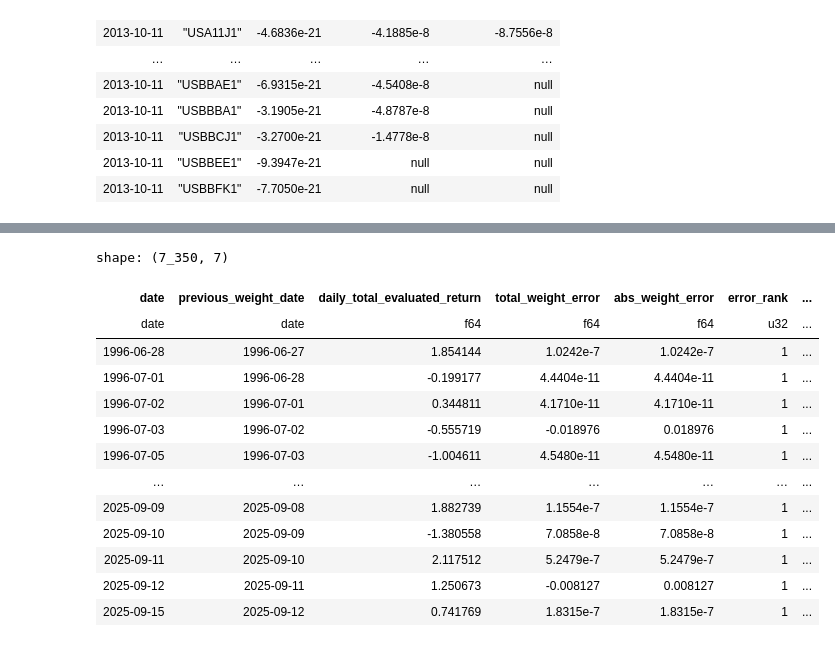
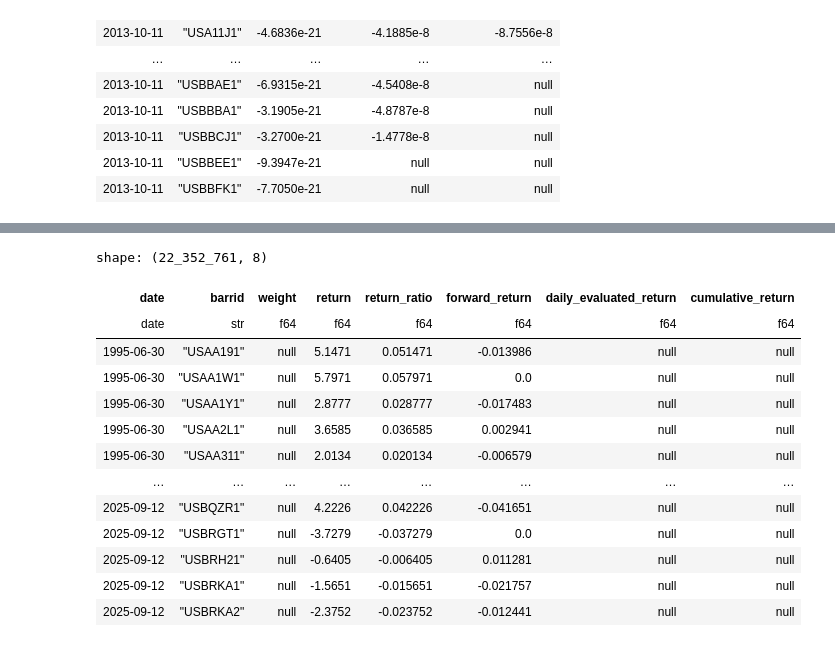
Before and after one commit to xylr11/orthogonal-alphas, a Jupyter notebook: equalWeight/eqWt.ipynb, the cells around one changed output, grey strips where cells are left out. Cells and saved outputs as stored; diff of their text form; code cells hidden in the pictures.

```diff
--- a/equalWeight/eqWt.ipynb
+++ b/equalWeight/eqWt.ipynb
@@ -131,4 +131,45 @@ def task_compute_returns(weights: pl.DataFrame, data: pl.DataFrame) -> pl.DataFr
             pl.col('daily_total_evaluated_return', 'cumulative_return').mul(100)
         )
     )
+# %%
+def task_compute_returns2(weights: pl.DataFrame, data: pl.DataFrame) -> pl.DataFrame:
+    """
+    Compute the optimal portfolio returns.
+
+    Args:
+        weights (pl.DataFrame): Data frame containing barrid, date, and weight columns.
+        data (pl.DataFrame): Data frame containing barrid, date, and return columns
+
+    Returns:
+        pl.DataFrame: Data frame containing date, fwd_return, and cumulative_fwd_return_columns
+    """
+    return (
+        #this should be data joined onto weights because data is more consistently available than weights
+        data
+        .join(weights, on=['date', 'barrid'], how='left')
+        .select('date', 'barrid', 'weight', 'return')
+        .with_columns(
+            pl.col('return').truediv(100).alias('return_ratio')
+        )
+        .sort('barrid', 'date')
+        #shift return_ratios back to line them up with the signal weights
+        .with_columns(
+            pl.col('return_ratio').shift(-1).over('barrid').alias('forward_return')
+        )
+        .drop_nulls('forward_return')
+        .sort('date')
+        .with_columns(
+            pl.col('forward_return').mul('weight').alias('daily_evaluated_return')
+        )
+        #.group_by('date')
+        #.agg(
+            #pl.col('weight').sum().alias('weight_sum')
+        #)
+        .with_columns(
+            pl.col('daily_evaluated_return').add(1).cum_prod().sub(1).alias('cumulative_return')
+        )
+        .with_columns(
+            pl.col('daily_evaluated_return', 'cumulative_return').mul(100)
+        )
+    )
 # %%
@@ -172,22 +213,22 @@ shape: (7_579, 7)
 # %%
-returns_momentum = task_compute_returns(weights_momentum, data)
+returns_momentum = task_compute_returns2(weights_momentum, data)
 
 returns_momentum
 # %% [output]
-shape: (7_350, 7)
+shape: (22_352_761, 8)
-| date | previous_weight_date | daily_total_evaluated_return | total_weight_error | abs_weight_error | error_rank | ... |
-| date | date | f64 | f64 | f64 | u32 | ... |
-| 1996-06-28 | 1996-06-27 | 1.854144 | 1.0242e-7 | 1.0242e-7 | 1 | ... |
-| 1996-07-01 | 1996-06-28 | -0.199177 | 4.4404e-11 | 4.4404e-11 | 1 | ... |
-| 1996-07-02 | 1996-07-01 | 0.344811 | 4.1710e-11 | 4.1710e-11 | 1 | ... |
-| 1996-07-03 | 1996-07-02 | -0.555719 | -0.018976 | 0.018976 | 1 | ... |
-| 1996-07-05 | 1996-07-03 | -1.004611 | 4.5480e-11 | 4.5480e-11 | 1 | ... |
-| … | … | … | … | … | … | ... |
-| 2025-09-09 | 2025-09-08 | 1.882739 | 1.1554e-7 | 1.1554e-7 | 1 | ... |
-| 2025-09-10 | 2025-09-09 | -1.380558 | 7.0858e-8 | 7.0858e-8 | 1 | ... |
-| 2025-09-11 | 2025-09-10 | 2.117512 | 5.2479e-7 | 5.2479e-7 | 1 | ... |
-| 2025-09-12 | 2025-09-11 | 1.250673 | -0.008127 | 0.008127 | 1 | ... |
-| 2025-09-15 | 2025-09-12 | 0.741769 | 1.8315e-7 | 1.8315e-7 | 1 | ... |
+| date | barrid | weight | return | return_ratio | forward_return | daily_evaluated_return | cumulative_return |
+| date | str | f64 | f64 | f64 | f64 | f64 | f64 |
+| 1995-06-30 | "USAA191" | null | 5.1471 | 0.051471 | -0.013986 | null | null |
+| 1995-06-30 | "USAA1W1" | null | 5.7971 | 0.057971 | 0.0 | null | null |
+| 1995-06-30 | "USAA1Y1" | null | 2.8777 | 0.028777 | -0.017483 | null | null |
+| 1995-06-30 | "USAA2L1" | null | 3.6585 | 0.036585 | 0.002941 | null | null |
+| 1995-06-30 | "USAA311" | null | 2.0134 | 0.020134 | -0.006579 | null | null |
+| … | … | … | … | … | … | … | … |
+| 2025-09-12 | "USBQZR1" | null | 4.2226 | 0.042226 | -0.041651 | null | null |
+| 2025-09-12 | "USBRGT1" | null | -3.7279 | -0.037279 | 0.0 | null | null |
+| 2025-09-12 | "USBRH21" | null | -0.6405 | -0.006405 | 0.011281 | null | null |
+| 2025-09-12 | "USBRKA1" | null | -1.5651 | -0.015651 | -0.021757 | null | null |
+| 2025-09-12 | "USBRKA2" | null | -2.3752 | -0.023752 | -0.012441 | null | null |
 # %%
 plt.figure(figsize=(10, 6))
 
```
Also changed, not shown: parts of 3 cells of this notebook.
